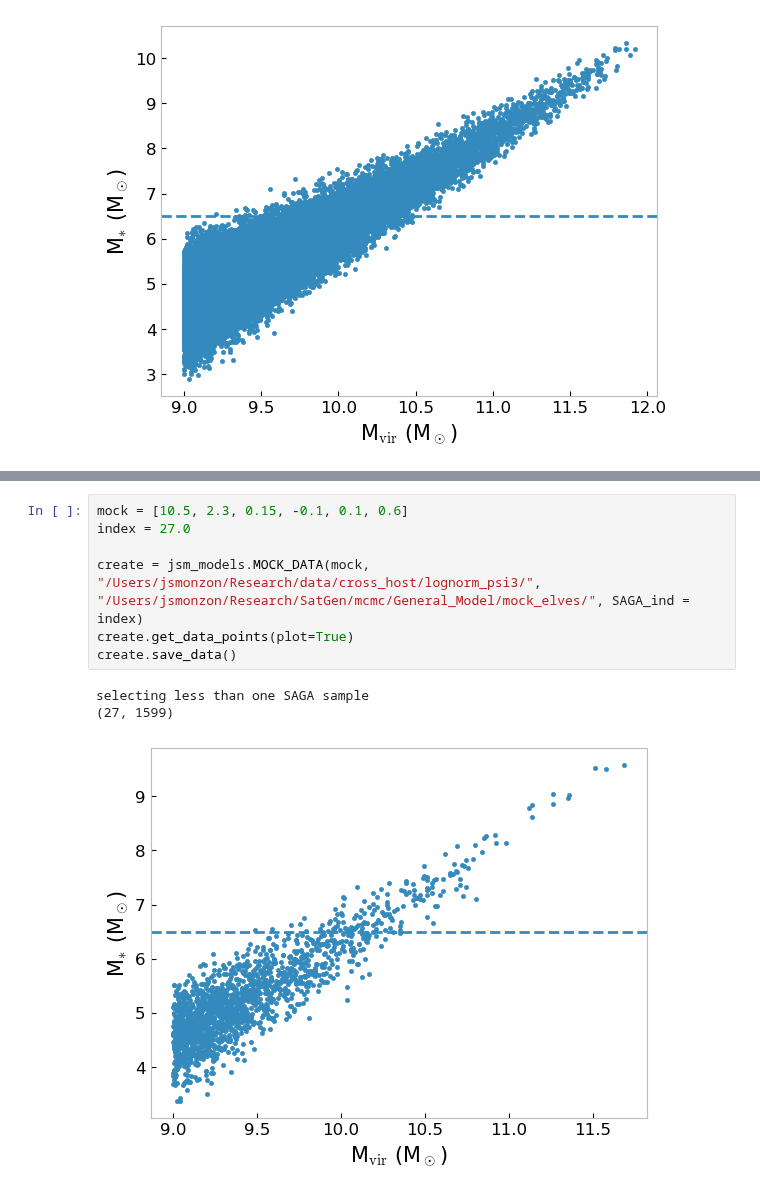
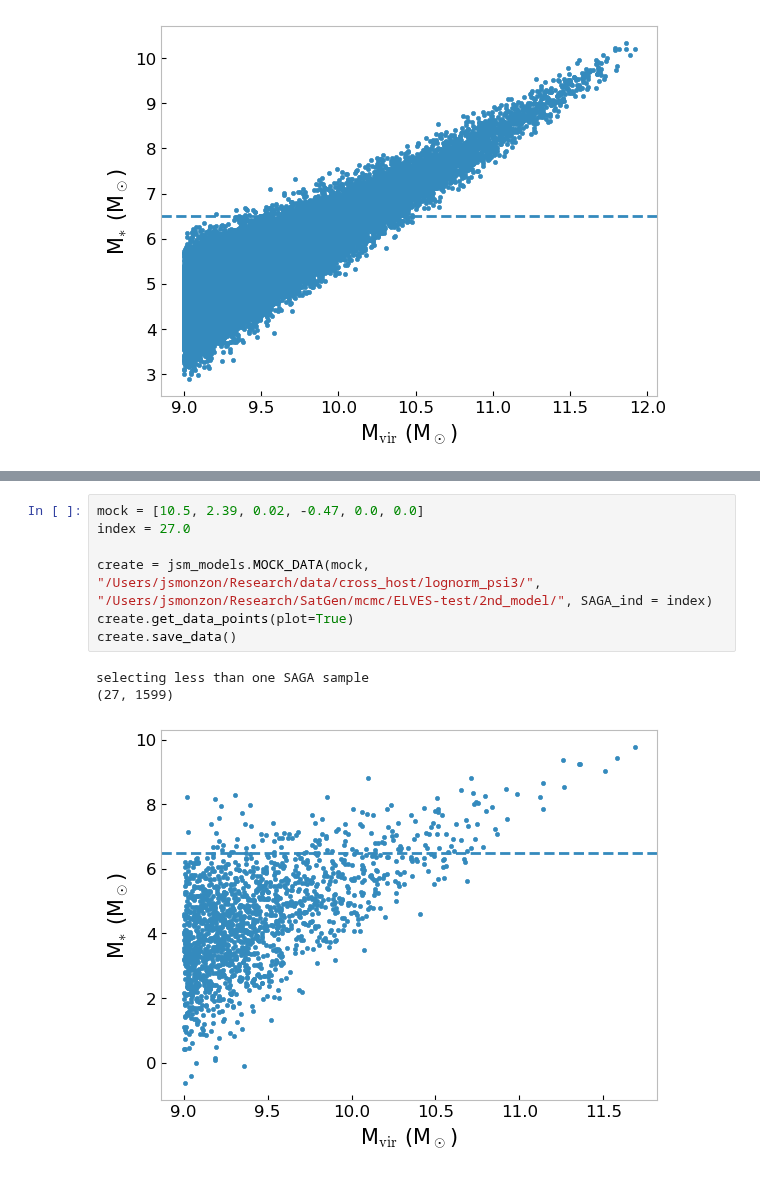
Before and after one commit to jsmonzon/SatGen, a Jupyter notebook: notebooks/paper/data_creation.ipynb, the cells around one changed output, grey strips where cells are left out. Saved outputs shown, nothing was run; the diff lists cells and outputs as text.

```diff
--- a/notebooks/paper/data_creation.ipynb
+++ b/notebooks/paper/data_creation.ipynb
@@ -194,11 +207,11 @@ selecting more than one SAGA sample
 # %%
-mock = [10.5, 2.3, 0.15, -0.1, 0.1, 0.6]
+mock = [10.5, 2.39, 0.02, -0.47, 0.0, 0.0]
 index = 27.0
 
-create = jsm_models.MOCK_DATA(mock, "/Users/jsmonzon/Research/data/cross_host/lognorm_psi3/", "/Users/jsmonzon/Research/SatGen/mcmc/General_Model/mock_elves/", SAGA_ind = index)
+create = jsm_models.MOCK_DATA(mock, "/Users/jsmonzon/Research/data/cross_host/lognorm_psi3/", "/Users/jsmonzon/Research/SatGen/mcmc/ELVES-test/2nd_model/", SAGA_ind = index)
 create.get_data_points(plot=True)
 create.save_data()
 # %% [output]
 selecting less than one SAGA sample
 (27, 1599)
-[figure, old version]
+[figure, new version]
```
Also changed, not shown: parts of 2 cells of this notebook, 16 other files.
